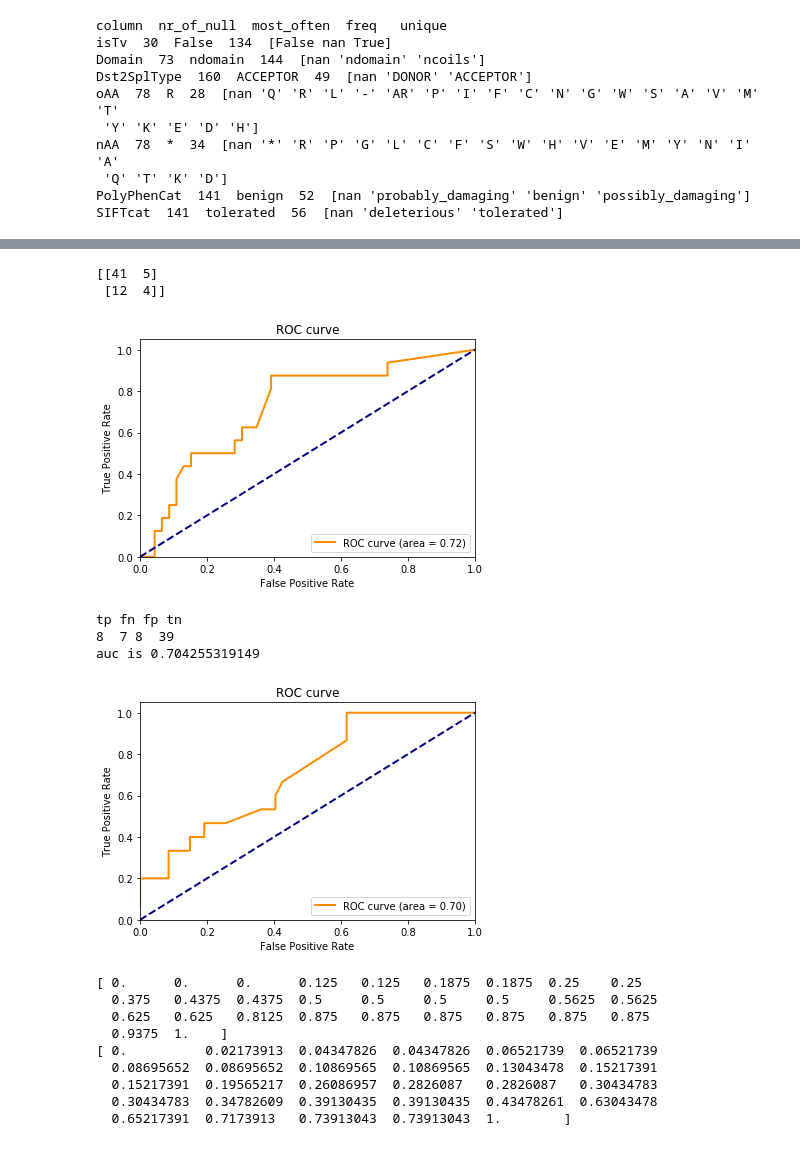
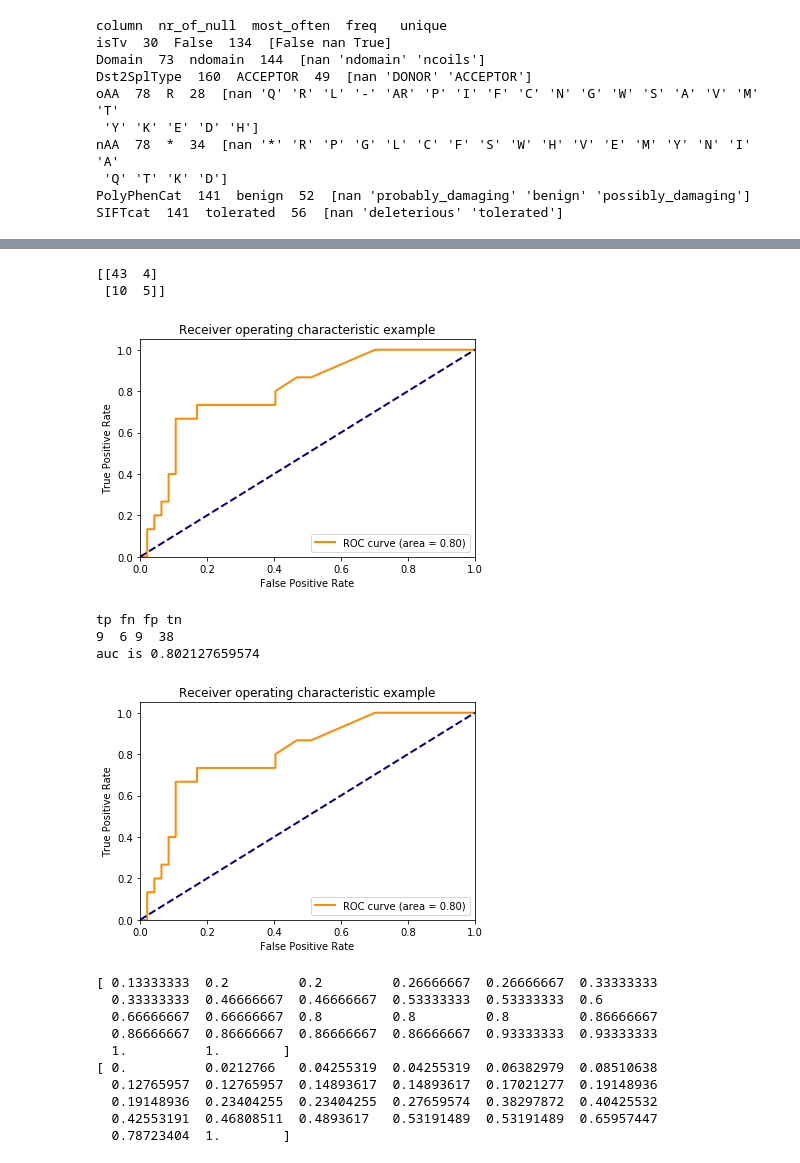
Before and after one commit to shuang1330/mvid, a Jupyter notebook: data_analyse.ipynb, the cells around one changed output, grey strips where cells are left out. Cells and saved outputs as stored; diff of their text form; code cells hidden in the pictures.

```diff
--- a/data_analyse.ipynb
+++ b/data_analyse.ipynb
@@ -62,7 +59,7 @@ del_cols = ['CHROM','POS','ID','isDerived','AnnoType','ConsScore',
             'scoreSegDup','isKnownVariant','ESP_AF','ESP_AFR',
             'ESP_EUR','TG_AF','TG_ASN','TG_AMR','TG_AFR','TG_EUR',
             'GeneID','FeatureID','CCDS','GeneName','Exon',
-            'Intron']
+            'Intron','RawScore']
 datatable_pd = datatable_pd.drop(columns=del_cols)
 
 # delete columns without a single value
@@ -131,8 +128,3 @@ values = {'GerpRS':0, 'GerpRSpval':1,'EncExp':0,'EncOCC':5,'EncOCCombPVal':0,
           'EncOCctcfSig':0,'EncOCmycSig':0,'tOverlapMotifs':0,'motifDist':0,
           'TFBS':0,'TFBSPeaksMax':0,'PolyPhenVal':0,'SIFTval':0,'TFBSPeaks':0}
 datatable_pd = datatable_pd.fillna(values)
-# check again the missing values for numerical data after fillna
-for column in datatable_pd.select_dtypes(exclude=[np.object]).columns:
-    null = datatable_pd[column].isnull().values.ravel().sum()
-    if null > 0:
-        print('%s\t%s\t%.2f\t%.2f'%(column, null,datatable_pd[column].mean(),datatable_pd[column].min()))
@@ -151,7 +131,7 @@ Grantham        141     75.22   0.00
 # %%
 # check again the missing values for numerical data after fillna
-for column in datatable_pd.select_dtypes(include=[np.object]).columns:
+for column in datatable_pd.select_dtypes(exclude=[np.object]).columns:
     null = datatable_pd[column].isnull().values.ravel().sum()
     if null > 0:
-        print('%s\t%s\t%s'%(column, null,datatable_pd[column].unique()))
+        print('%s\t%s\t%.2f\t%.2f'%(column, null,datatable_pd[column].mean(),datatable_pd[column].min()))
 # %% [output]
@@ -205,6 +229,6 @@ dummy_data_scaled_withpos.to_csv('data/dummy_no_nan_data_withpos.csv',sep='\t',i
 # %%
 # split train and test datasets
-train, test = train_test_split(dummy_data_scaled,test_size=0.25)
+train, test = train_test_split(dummy_data_del_all_nan,test_size=0.25)
 print(train.shape, test.shape)
 train_x = train[[col for col in train.columns if col not in ['INFO']]]
 train_y = train['INFO']
@@ -217,31 +261,32 @@ print(train_x.shape)
 # %%
 # randomforest
 from sklearn.ensemble import RandomForestClassifier
+from ggplot import *
 clf = RandomForestClassifier(max_depth=10, random_state=5,class_weight={1:6,0:1})
 clf.fit(train_x, train_y)
 # try deleting all columns with missing values and logistic regression etc methods
 pred = clf.predict(test_x)
 preds = clf.predict_proba(test_x)[:,1]
 fpr, tpr, _ = metrics.roc_curve(test_y, preds)
 score = metrics.auc(fpr,tpr)
 print(confusion_matrix(test_y,pred))
 
 plt.figure()
 lw = 2
 plt.plot(fpr, tpr, color='darkorange',
          lw=lw, label='ROC curve (area = %0.2f)' % score)
 plt.plot([0, 1], [0, 1], color='navy', lw=lw, linestyle='--')
 plt.xlim([0.0, 1.0])
 plt.ylim([0.0, 1.05])
 plt.xlabel('False Positive Rate')
 plt.ylabel('True Positive Rate')
-plt.title('ROC curve')
+plt.title('Receiver operating characteristic example')
 plt.legend(loc="lower right")
 plt.show()
 # %% [output]
-[[41  5]
- [12  4]]
+[[43  4]
+ [10  5]]
-[figure, old version]
+[figure, new version]
 # %%
 # logistic regression models example for the dummies
 logr = LogisticRegression(penalty='l1',C=3,class_weight={1:2,0:1})
@@ -263,24 +308,25 @@ plt.xlim([0.0, 1.0])
 plt.ylim([0.0, 1.05])
 plt.xlabel('False Positive Rate')
 plt.ylabel('True Positive Rate')
-plt.title('ROC curve')
+plt.title('Receiver operating characteristic example')
 plt.legend(loc="lower right")
 plt.show()
 # %% [output]
 tp fn fp tn
-8  7 8  39
-auc is 0.704255319149
+9  6 9  38
+auc is 0.802127659574
-[figure, old version]
+[figure, new version]
 # %%
 print(tpr)
 print(fpr)
 # %% [output]
-[ 0.      0.      0.      0.125   0.125   0.1875  0.1875  0.25    0.25
-  0.375   0.4375  0.4375  0.5     0.5     0.5     0.5     0.5625  0.5625
-  0.625   0.625   0.8125  0.875   0.875   0.875   0.875   0.875   0.875
-  0.9375  1.    ]
-[ 0.          0.02173913  0.04347826  0.04347826  0.06521739  0.06521739
-  0.08695652  0.08695652  0.10869565  0.10869565  0.13043478  0.15217391
-  0.15217391  0.19565217  0.26086957  0.2826087   0.2826087   0.30434783
-  0.30434783  0.34782609  0.39130435  0.39130435  0.43478261  0.63043478
-  0.65217391  0.7173913   0.73913043  0.73913043  1.        ]
+[ 0.13333333  0.2         0.2         0.26666667  0.26666667  0.33333333
+  0.33333333  0.46666667  0.46666667  0.53333333  0.53333333  0.6
+  0.66666667  0.66666667  0.8         0.8         0.8         0.86666667
+  0.86666667  0.86666667  0.86666667  0.86666667  0.93333333  0.93333333
+  1.          1.        ]
+[ 0.          0.0212766   0.04255319  0.04255319  0.06382979  0.08510638
+  0.12765957  0.12765957  0.14893617  0.14893617  0.17021277  0.19148936
+  0.19148936  0.23404255  0.23404255  0.27659574  0.38297872  0.40425532
+  0.42553191  0.46808511  0.4893617   0.53191489  0.53191489  0.65957447
+  0.78723404  1.        ]
```
Also changed, not shown: parts of 34 cells of this notebook, 6 other files.
